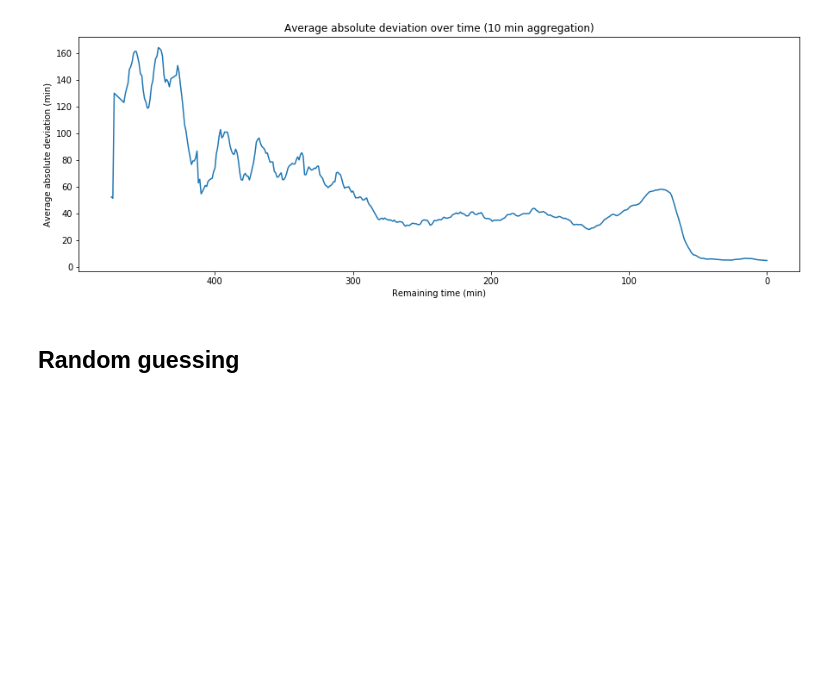
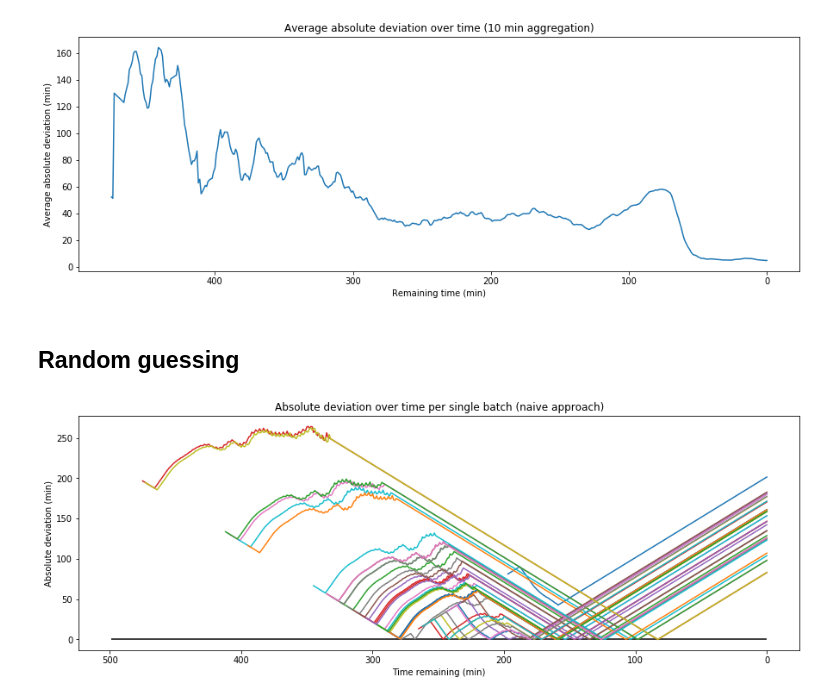
Before and after one commit to polkox928/pgdtw, a Jupyter notebook: final/real_experiment/real_exp2015.ipynb, the cells around one changed output. Saved outputs shown, nothing was run; the diff lists cells and outputs as text; code cells hidden in the pictures; blank space fills up the shorter version.

Commit message:
all data done

```diff
--- a/final/real_experiment/real_exp2015.ipynb
+++ b/final/real_experiment/real_exp2015.ipynb
@@ -375,14 +382,36 @@ def predict_average(batch, D_train):
         test_id = data_x.loc[data_x.index == test_batch_id, :].index
 
         preds = list()
+
         for _id in train_id:
             true_len = len(D.data['queries'][_id][0]['values'])
             map_len = np.mean(data_x.loc[data_x.index == _id, 'length'].values)
             preds.append(true_len - map_len)
-        df.loc[df[1] == i, 5] = np.mean(preds) if len(preds) >= 1 else np.nan
+        df.loc[df[1] == i, 5] = np.mean(preds) if preds else np.nan
 
     df.to_csv('cv_online2015/%s_avg.csv'%test_batch_id, header=False, index=False)
     return
 # %%
 for k, v in test_data.items():
-    predict_average({k: v}, D)
+    df = predict_average({k: v}, D)
+# %%
+ag = 10
+fig = plt.figure(figsize=(15,5))
+tot_df1 = pd.DataFrame()
+for fn in [name for name in os.listdir('cv_online2015/') if name.split('.')[0].endswith('avg')]:
+    df = pd.read_csv('cv_online2015/%s'%fn, header=None)
+    df.drop_duplicates(inplace=True)
+    df['mov_pred'] = df[5].rolling(ag).mean().fillna(method='bfill').fillna(method='ffill') + df[1]
+    df['err'] = abs(df[2] - df['mov_pred'])
+    df['remaining'] = df.loc[:,2] - df.loc[:,1]
+    tot_df1 = pd.concat([tot_df1, df], axis = 0)
+    plt.plot(df['remaining'], df['err'])
+plt.hlines(0, xmin = 0, xmax = plt.xlim()[1])
+ax = plt.gca()
+ax.invert_xaxis()
+plt.xlabel('Time remaining (min)')
+plt.ylabel('Absolute deviation (min)')
+plt.title('Absolute deviation over time per single batch (naive approach)')
+plt.show()
+# %% [output]
+[figure, added]
```
Also changed, not shown: parts of 2 cells of this notebook, 1 other file.
